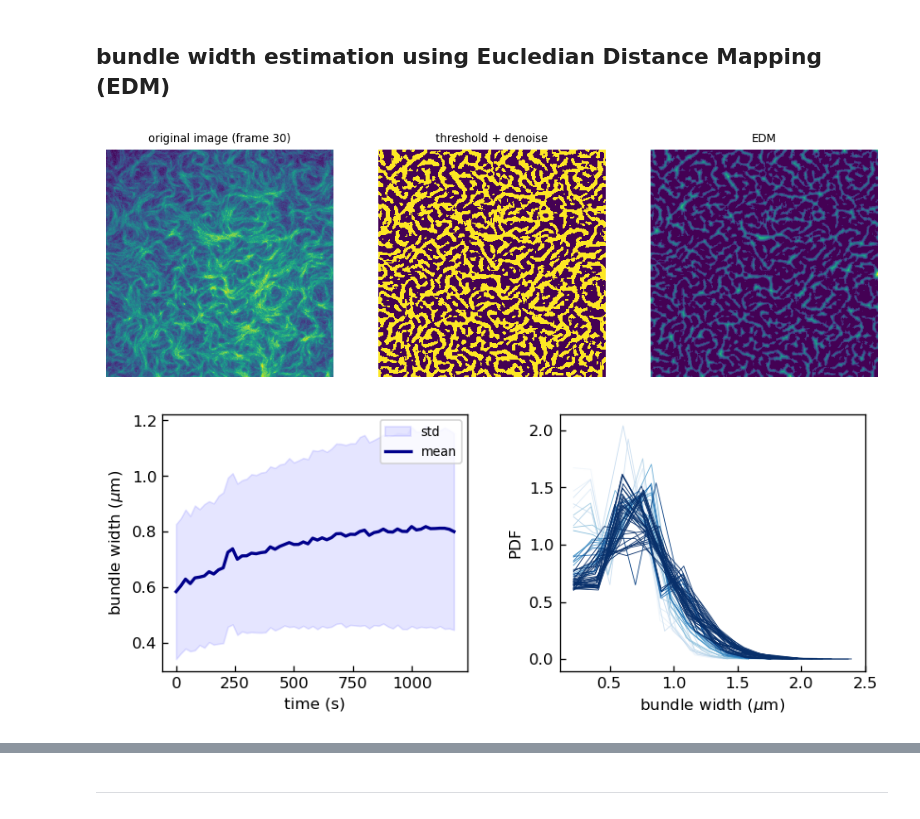
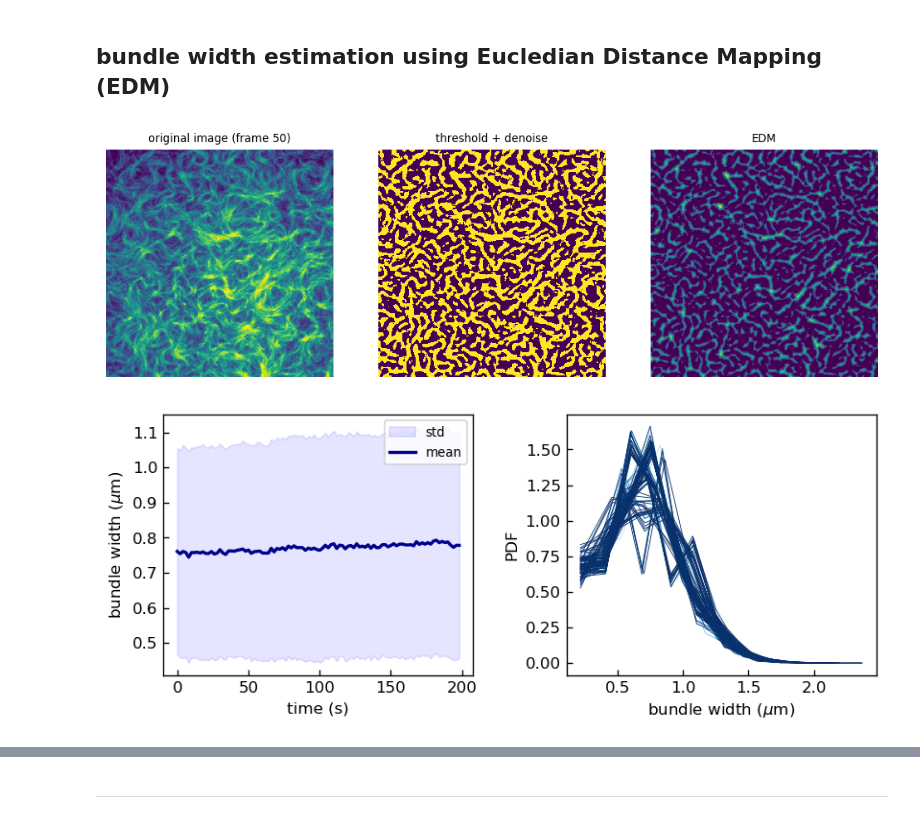
Before and after one commit to paulocaldas/bundle-width-estimator, a Jupyter notebook: bundle_width_estimator.ipynb, the cells around one changed output, grey strips where cells are left out. Drawn from its saved outputs; the diff is of its cells as text; code cells hidden in the pictures.

```diff
--- a/bundle_width_estimator.ipynb
+++ b/bundle_width_estimator.ipynb
@@ -2,14 +2,14 @@
 ## bundle width estimation using Eucledian Distance Mapping (EDM)
 # %%
 # specify path_to_file/filename.tif
-filename = 'C:/Users/pcaldas/Desktop/my_data/data_analysis_Zap(s)/movies_examples/ZapA 6uM 2018.01.16 ExpII (short).tif'
+filename = 'movie_example/bundles_examples.tif'
 
 # import all functions for analysis
 from bkg_func import bundle_width_estimator_script as EDM
 
 # run analysis for a time-lapse movie
-EDM.analyze_movie(filename, time_per_frame = 2, cutoff = -1, step = 10, pixel_size = 0.108,
-                  show_images = True, save_files  = False);
+EDM.analyze_movie(filename, time_per_frame = 2, cutoff = -1, step = 1,
+                  pixel_size = 0.108, show_images = True, save_files  = False);
 # %% [output]
-[figure, old version]
+[figure, new version]
-[figure, old version]
+[figure, new version]
```
Also changed, not shown: parts of 1 cell of this notebook, 3 other files.
